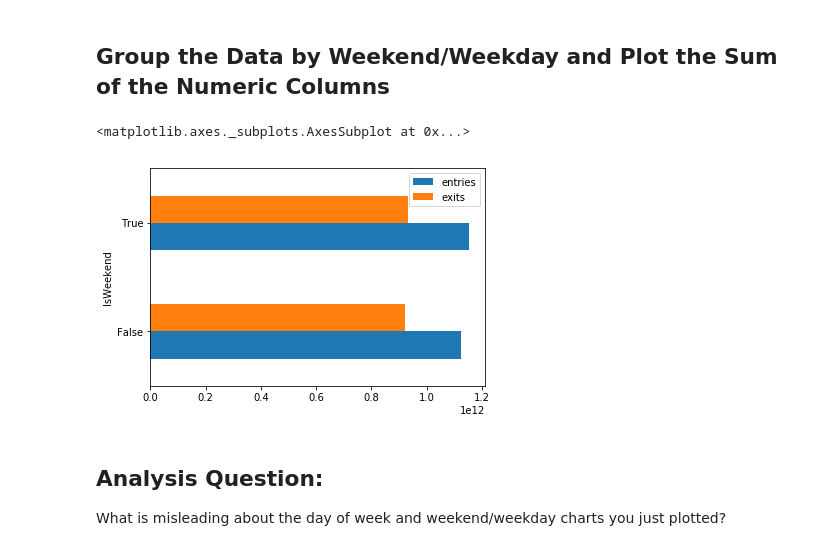
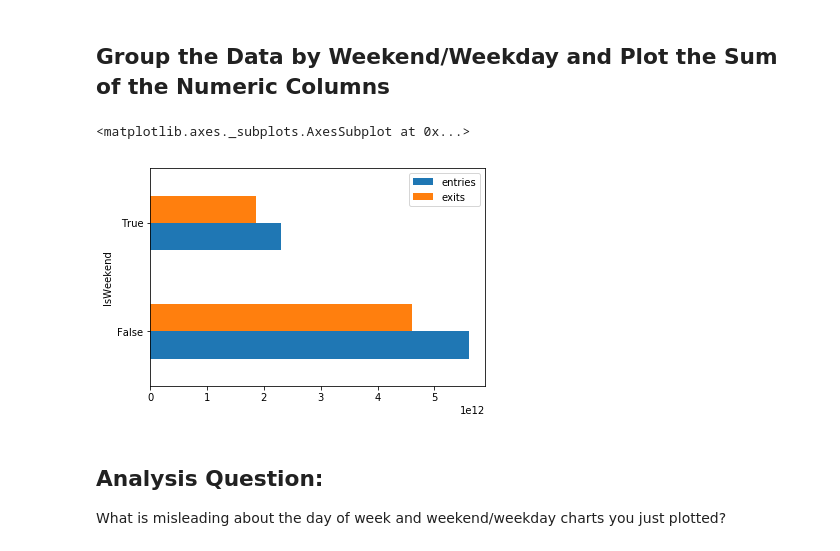
Before and after one commit to yuwenwang169/dsc-pandas-series-and-dataframes-lab-hsbc-ds-081319, a Jupyter notebook: index.ipynb, the cells around one changed output. Cells and saved outputs as stored; diff of their text form; code cells hidden in the pictures.

```diff
--- a/index.ipynb
+++ b/index.ipynb
@@ -126,11 +126,11 @@ grouped.head()
 grouped = grouped.reset_index()
 # %%
 grouped['IsWeekend'] = grouped.dayofweek.map({'Monday':False,'Tuesday':False,'Wednesday':False,'Thursday':False,'Friday':False,'Sunday':True,'Saturday':True})
-wkend = grouped.groupby('IsWeekend').mean()
+wkend = grouped.groupby('IsWeekend').sum()
 wkend[['ENTRIES'.lower(), 'EXITS'.lower()]].plot(kind='barh')
 # %% [output]
 <matplotlib.axes._subplots.AxesSubplot at 0x...>
-[figure, old version]
+[figure, new version]
 # %% [markdown]
 ## Analysis Question:
 
```
